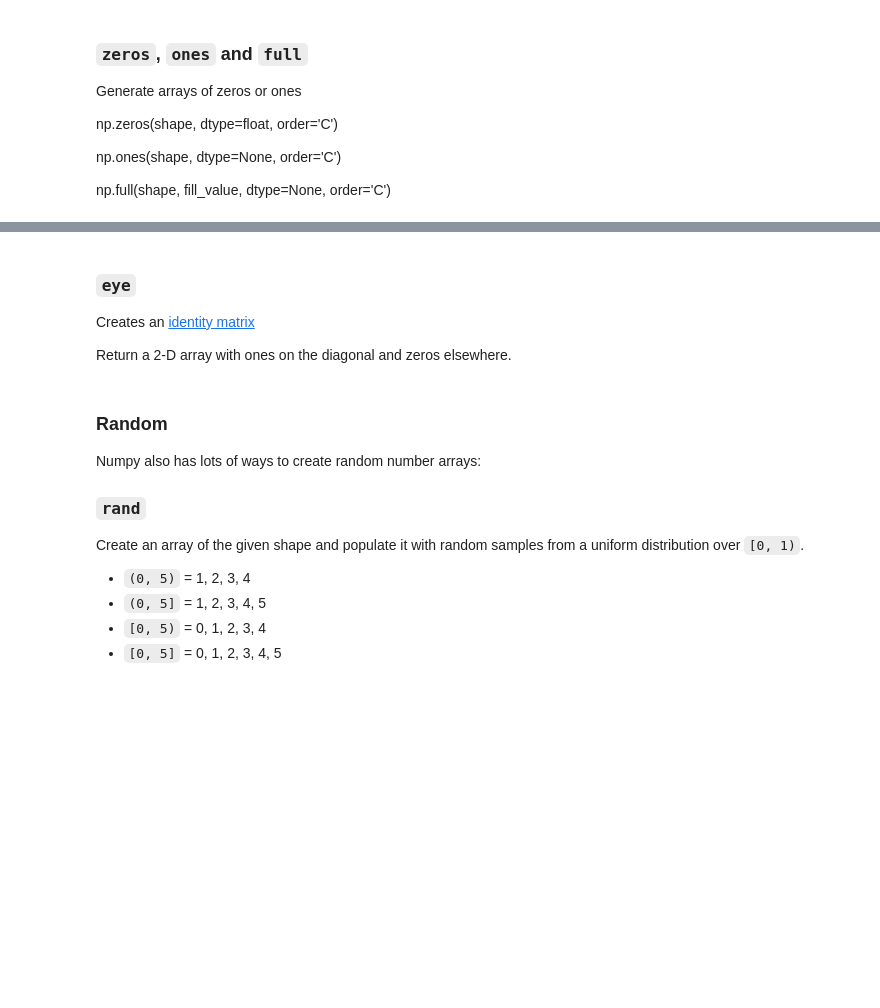
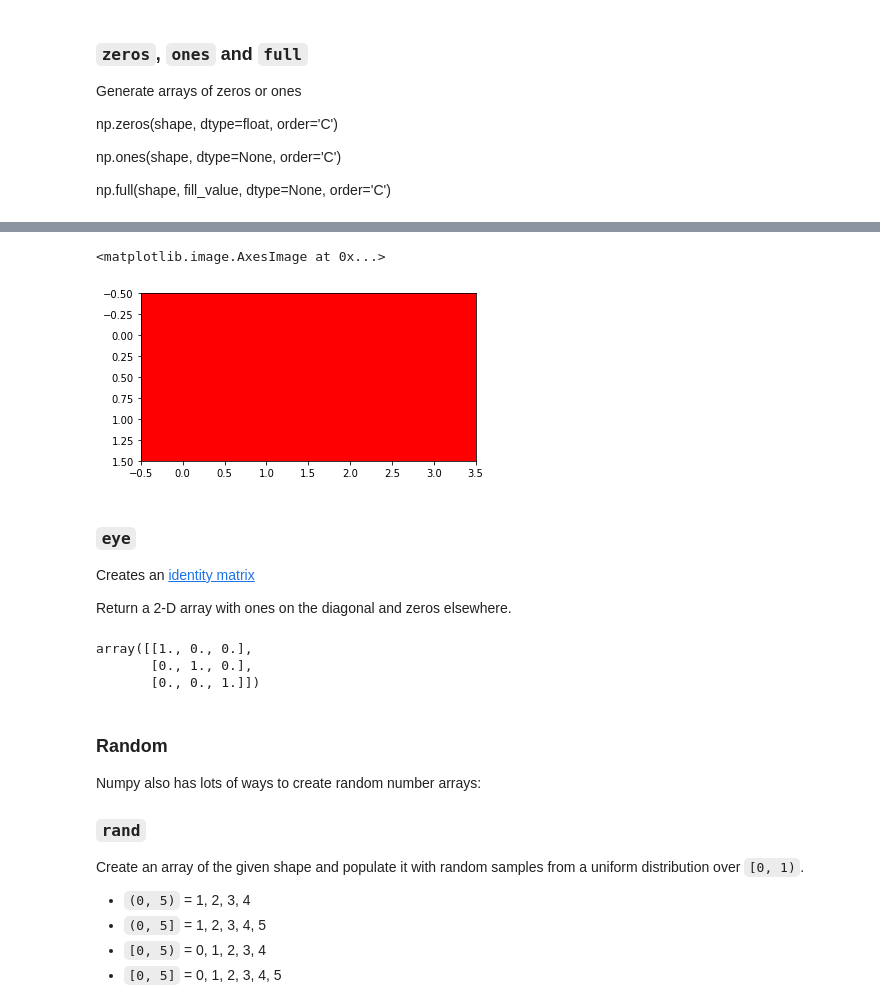
Before and after one commit to glcn35/NUMPY, a Jupyter notebook: DAwPy_S1_(Numpy_Arrays)_empty.ipynb, the cells around one changed output, grey strips where cells are left out. Cells and saved outputs as stored; diff of their text form; code cells hidden in the pictures; blank space fills up the shorter version.

```diff
--- a/DAwPy_S1_(Numpy_Arrays)_empty.ipynb
+++ b/DAwPy_S1_(Numpy_Arrays)_empty.ipynb
@@ -73,9 +261,24 @@ np.full(shape, fill_value, dtype=None, order='C')
+# %%
+a= np.full((2,4,3),255)   #dept,heıght,witdth   farklı kütüphaneler farklı sıralar kullanıyor
+a[:,:,0] =255  #red
+a[:,:,1] =0    #green
+a[:,:,2] =0    #blue
+plt.imshow(a)
+# %% [output]
+<matplotlib.image.AxesImage at 0x...>
+[figure, added]
 # %% [markdown]
 ### ``eye``
 
 Creates an [identity matrix](https://www.mathbootcamps.com/the-identity-matrix-and-its-properties/)
 
 Return a 2-D array with ones on the diagonal and zeros elsewhere.
+# %%
+np.eye(3)
+# %% [output]
+array([[1., 0., 0.],
+       [0., 1., 0.],
+       [0., 0., 1.]])
 # %% [markdown]
 ### Random
 
```
Also changed, not shown: parts of 81 cells of this notebook.
